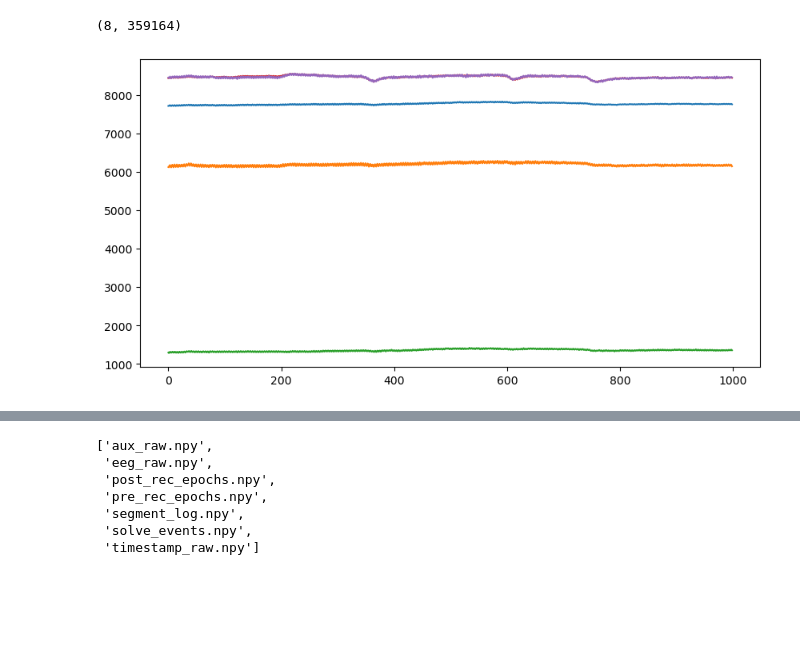
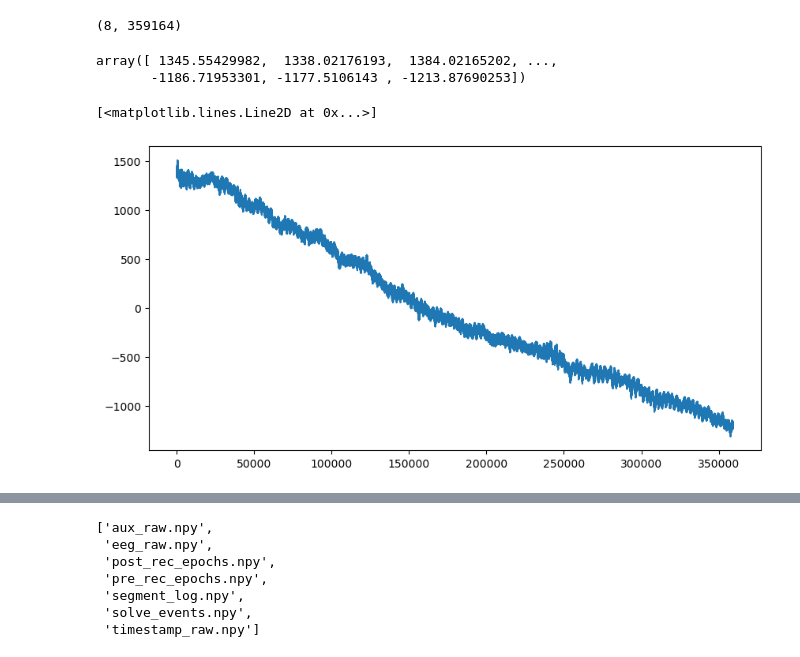
Before and after one commit to aranzahv4/COGS189-Binaural-Beats-main, a Jupyter notebook: convert_data_matlab/convert_file_type.ipynb, the cells around one changed output, grey strips where cells are left out. Saved outputs shown, nothing was run; the diff lists cells and outputs as text; code cells hidden in the pictures; blank space fills up the shorter version.

Commit message:
peak at data

```diff
--- a/convert_data_matlab/convert_file_type.ipynb
+++ b/convert_data_matlab/convert_file_type.ipynb
@@ -22,6 +22,7 @@ from scipy.io import savemat
 
 data = np.load("../data/music_eeg/sub-01/ses-01/eeg_raw.npy")
 data = data[:, 1:]
+data = data - np.mean(data, axis=1, keepdims=True)  # Baseline correction
 print(data.shape)
 
 savemat("eeg_raw.mat", {"data": data})
@@ -29,9 +30,15 @@ savemat("eeg_raw.mat", {"data": data})
 (8, 359164)
 # %%
 import matplotlib.pyplot as plt
+# %%
+data[1]
+# %% [output]
+array([ 1345.55429982,  1338.02176193,  1384.02165202, ...,
+       -1186.71953301, -1177.5106143 , -1213.87690253])
 # %%
 plt.figure(figsize=(10, 5))
-for i in range(5):
-    plt.plot(data[i, 1:1000] + i*100, label=f"Channel {i+1}")
+i = 1
+plt.plot(data[i, :], label=f"Channel {i+1}")
 # %% [output]
+[<matplotlib.lines.Line2D at 0x...>]
-[figure, old version]
+[figure, new version]
```
Also changed, not shown: parts of 4 cells of this notebook, 1 other file.
